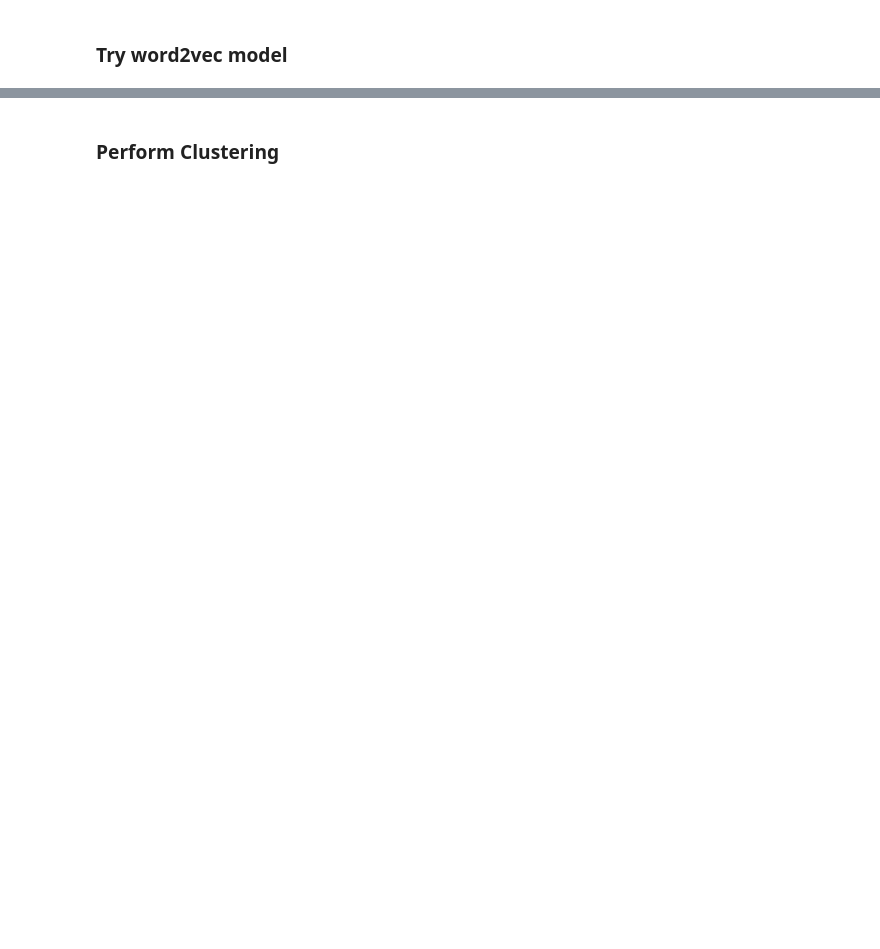
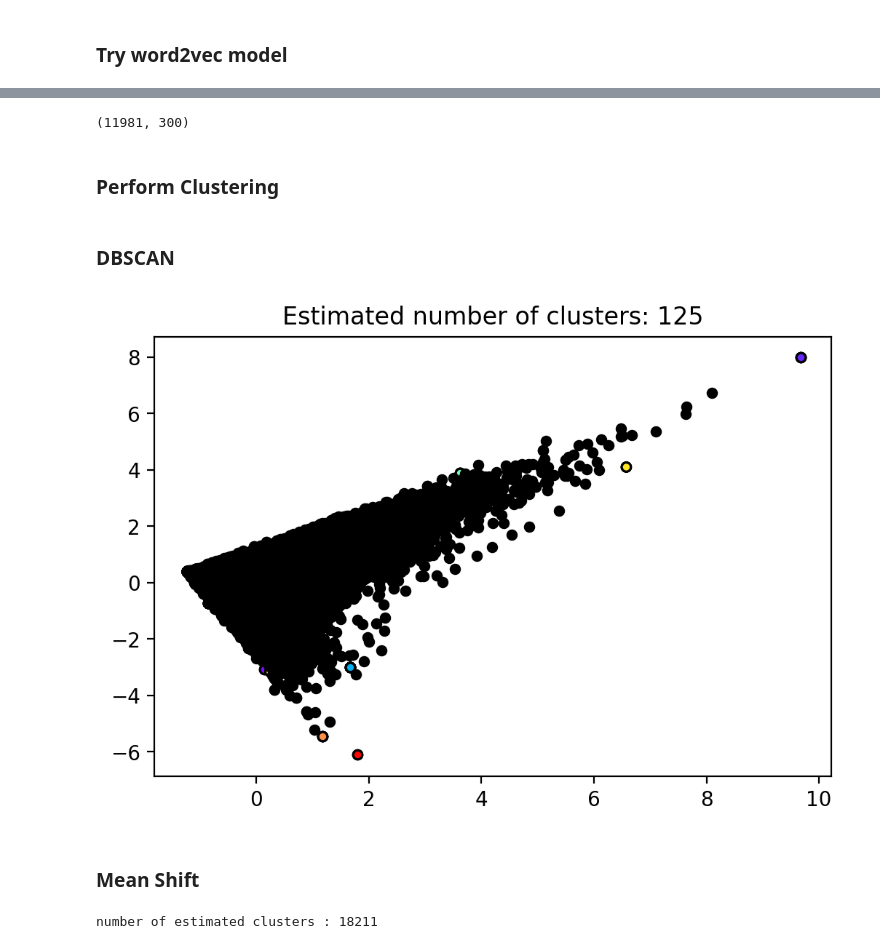
Before and after one commit to leomaxx/song_metis, a Jupyter notebook: project/project4_fletcher/twitter_cs_Tuesday.ipynb, the cells around one changed output, grey strips where cells are left out. Cells and saved outputs as stored; diff of their text form; code cells hidden in the pictures; blank space fills up the shorter version.

Commit message:
start to cluster

```diff
--- a/project/project4_fletcher/twitter_cs_Tuesday.ipynb
+++ b/project/project4_fletcher/twitter_cs_Tuesday.ipynb
@@ -68,17 +92,17 @@ solution_reserve = twitter[twitter['inbound'] == False]
 # %%
-def fixContractions(text):
-    with open('./data/helper/contraction_list.pkl', 'rb') as picklefile:
-        cList = pickle.load(picklefile)
+def fixContractions(text, cList):
     for word in text.split():
         if word.lower() in cList:
             text = text.replace(word, cList[word.lower()])
     return text
 
-def clean_text(text):
+def clean_text(text, cList):
     text = text.lower()
+    text = text.replace('\n', '')
     text = re.sub(r'https:\/\/t.co\/\w{10}', '', text) # Remove URL link
     text = re.sub(r'@\w+', '', text) # Remove @account
-    text = fixContractions(text) # Expand contractions
+    text = re.sub(r'^\w+', '', text) # Remove @account
+    text = fixContractions(text, cList) # Expand contractions
     return text
 # %%
 def get_emoji_free_text(text):
@@ -91,7 +115,9 @@ def get_emoji_free_text(text):
     else:
         return emoji_list, clean_text
 # %%
-twitter['text'] = twitter['text'].apply(lambda x:clean_text(x))
+with open('./data/helper/contraction_list.pkl', 'rb') as picklefile:
+    cList = pickle.load(picklefile)
+twitter['text'] = twitter['text'].apply(lambda x:clean_text(x, cList))
 twitter[['emoji','text']] = twitter['text'].apply(lambda x:pd.Series(get_emoji_free_text(x)))
 # %%
 with open('./data/processed/tweets_step1_emoji_extracted.pkl', 'wb')as picklefile:
@@ -535,0 +545,4 @@ df_ticket[df_ticket['sentiment'] == 'POS']
+# %%
+custom_stopwords = ['http', 'https', 'spotify', 'help', 'hi', 'spotifycares']
+my_stop_words = (text.ENGLISH_STOP_WORDS.union(custom_stopwords)
+                 .union(string.punctuation))
@@ -613,7 +635,7 @@ count_vectorizer = CountVectorizer(ngram_range=(1, 2),
 #tfidf_data = tfidf_vectorizer.fit_transform(list(df_ticket.text))
 # %%
 tfidf_data = tfidf_vectorizer.fit_transform(list(df_ticket.text))
-lsa_tfidf = TruncatedSVD(n_components=10)
+lsa_tfidf = TruncatedSVD(n_components=50)
 
 lsa_tfidf_data = lsa_tfidf.fit_transform(tfidf_data)
 # %%
@@ -793,2 +824,60 @@ AGENT:       you are welcome! if you ever need help with anything else, just giv
+# %%
+df_ticket_google.shape
+# %% [output]
+(11981, 300)
 # %% [markdown]
 ### Perform Clustering
+# %% [markdown]
+### DBSCAN
+# %%
+X = StandardScaler().fit_transform(lsa_tfidf_data)
+db = DBSCAN(eps=0.15, min_samples=3).fit(X)
+
+core_samples_mask = np.zeros_like(db.labels_, dtype=bool)
+core_samples_mask[db.core_sample_indices_] = True
+labels = db.labels_
+
+# Number of clusters in labels, ignoring noise if present.
+n_clusters_ = len(set(labels)) - (1 if -1 in labels else 0)
+
+unique_labels = set(labels)
+colors = plt.cm.rainbow(np.linspace(0, 1, len(unique_labels)))
+plt.figure(dpi=200)
+show_core = True
+show_non_core = True
+for k, col in zip(unique_labels, colors):
+    if k == -1:
+        # Black used for noise.
+        col = 'k'
+
+    class_member_mask = (labels == k)
+    if show_core:
+        xy = X[class_member_mask & core_samples_mask]
+        x, y = xy[:,0], xy[:,1]
+        plt.scatter(x, y, c=col, edgecolors='k',  s=20, linewidths=1.1)
+
+    if show_non_core:
+        xy = X[class_member_mask & ~core_samples_mask]
+        x, y = xy[:,0], xy[:,1]
+        plt.scatter(x, y, c=col, s=20, linewidths=1.1)
+
+plt.title('Estimated number of clusters: %d' % n_clusters_);
+# %% [output]
+[figure, added]
+# %% [markdown]
+### Mean Shift
+# %%
+# The following bandwidth can be automatically detected using
+bandwidth = estimate_bandwidth(lsa_tfidf_data, quantile=0.2, n_samples=500)
+
+ms = MeanShift(bandwidth=bandwidth, bin_seeding=True)
+ms.fit(X)
+labels = ms.labels_
+cluster_centers = ms.cluster_centers_
+
+labels_unique = np.unique(labels)
+n_clusters_ = len(labels_unique)
+
+print("number of estimated clusters : %d" % n_clusters_)
+# %% [output]
+number of estimated clusters : 18211
```
Also changed, not shown: parts of 31 cells of this notebook, 2 other files.
